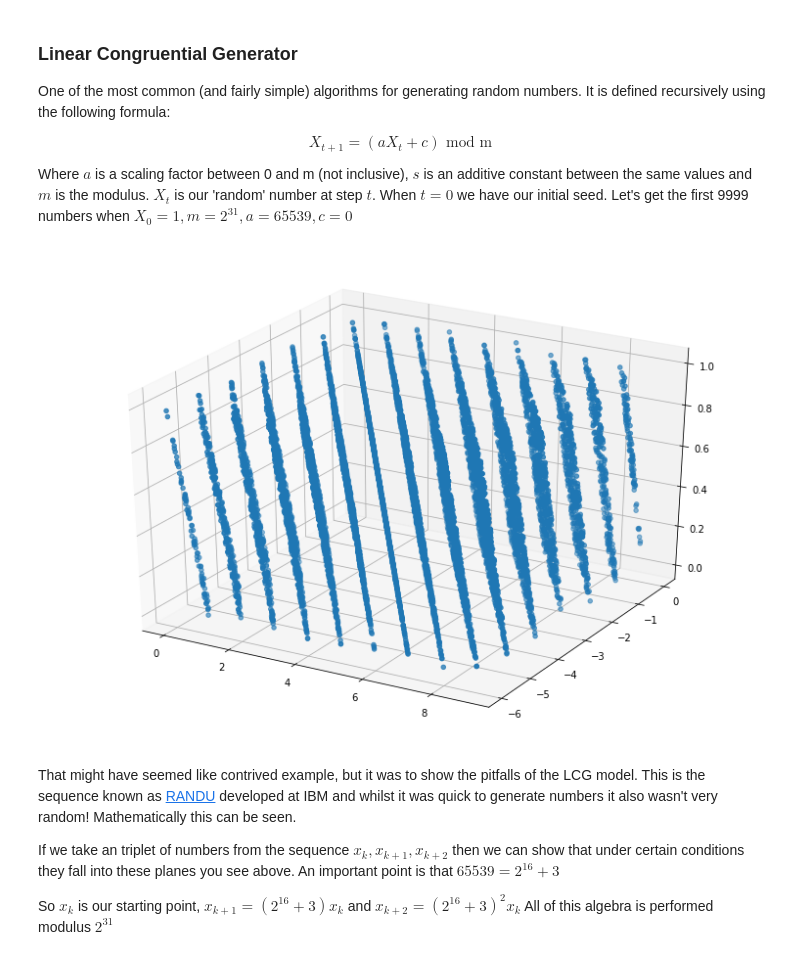
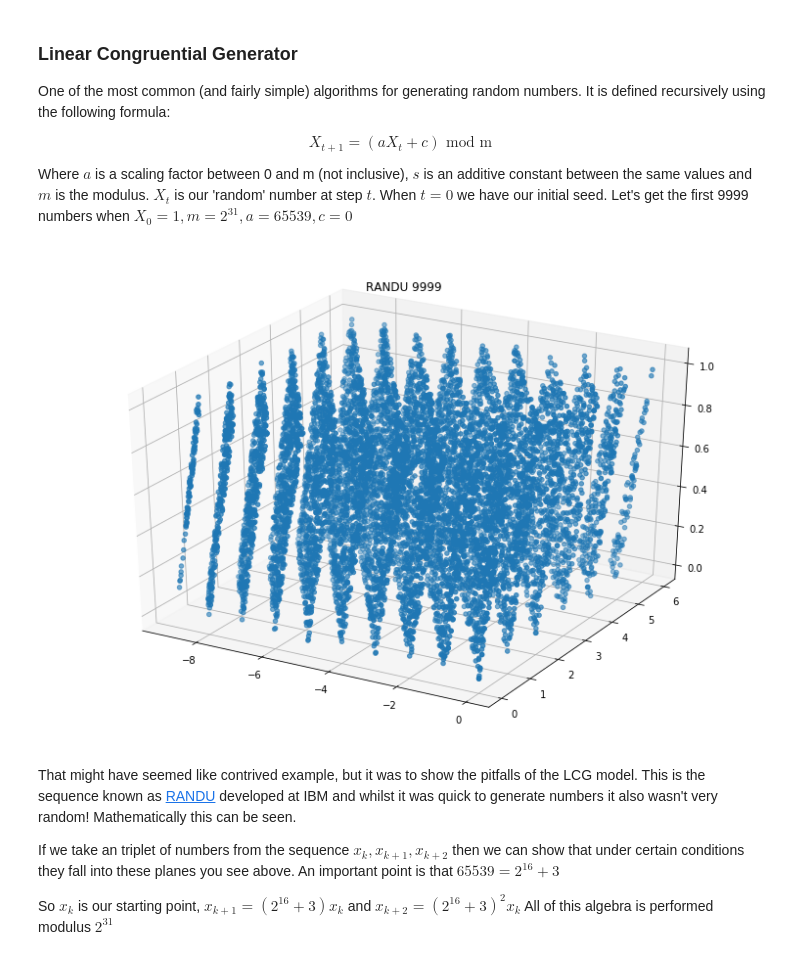
Before and after one commit to patricoferris/blog-posts, a Jupyter notebook: random_number_generators/Random Number Generators.ipynb, the cells around one changed output. Drawn from its saved outputs; the diff is of its cells as text; code cells hidden in the pictures.

```diff
--- a/random_number_generators/Random Number Generators.ipynb
+++ b/random_number_generators/Random Number Generators.ipynb
@@ -42,20 +42,22 @@ RANDU = LCG_sequence(1.0, 9999)
 # %%
 import matplotlib.pyplot as plt
 from mpl_toolkits.mplot3d import Axes3D
 import numpy as np
 
 points = np.zeros(shape=(len(RANDU) - 2, 3))
 for i, val in enumerate(RANDU[:len(RANDU) - 2]):
     points[i][0] = RANDU[i] / (2**31)
     points[i][1] = RANDU[i + 1] / (2**31)
     points[i][2] = RANDU[i + 2] / (2**31)
 
 fig = plt.figure(figsize=(13, 9))
 ax = fig.add_subplot(111, projection='3d')
-ax.scatter(9*points[:, 0], -6*points[:, 1], points[: ,2])
+ax.scatter(-9*points[:, 0], 6*points[:, 1], points[: ,2])
+plt.title('RANDU 9999')
+plt.savefig('./RANDU.png')
 plt.show()
 # %% [output]
-[figure, old version]
+[figure, new version]
 # %% [markdown]
 That might have seemed like contrived example, but it was to show the pitfalls of the LCG model. This is the sequence known as [RANDU](https://oeis.org/A096555) developed at IBM and whilst it was quick to generate numbers it also wasn't very random! Mathematically this can be seen.
 
```
Also changed, not shown: parts of 3 cells of this notebook, 3 other files.
